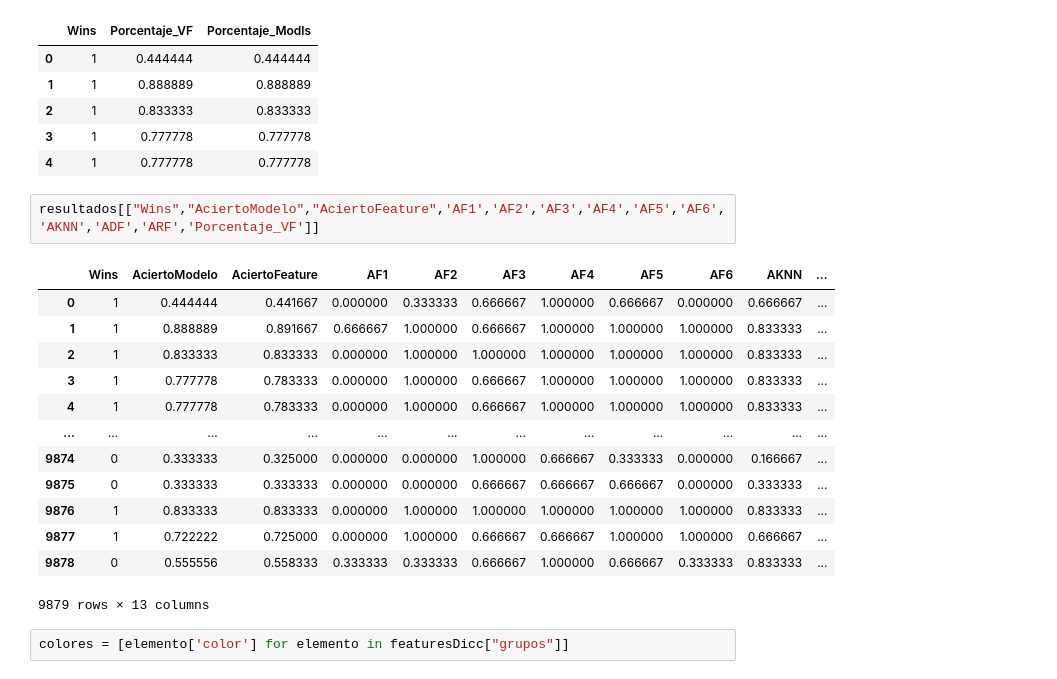
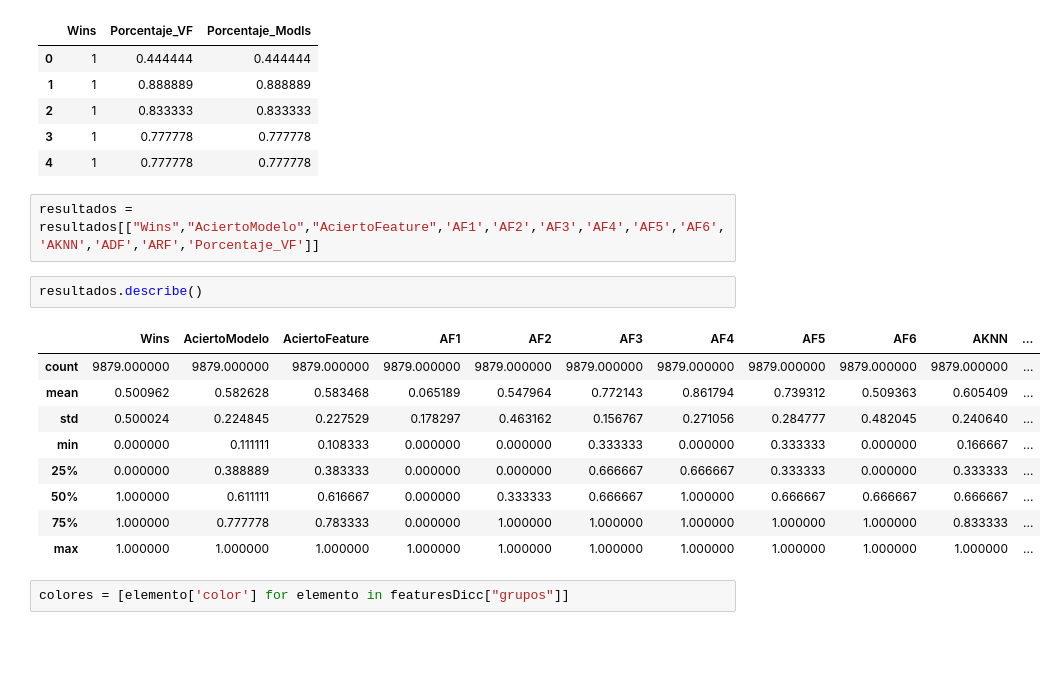
Before and after one commit to Ferjapolis/Coderhouser-DS-TP0002, a Jupyter notebook: notebooks/006_Resumen.ipynb, the cells around one changed output. Saved outputs shown, nothing was run; the diff lists cells and outputs as text; blank space fills up the shorter version.

```diff
--- a/notebooks/006_Resumen.ipynb
+++ b/notebooks/006_Resumen.ipynb
@@ -137,21 +139,19 @@ resultados[["Wins",'Porcentaje_VF','Porcentaje_Modls']].head()
 | 3 | 1 | 0.777778 | 0.777778 |
 | 4 | 1 | 0.777778 | 0.777778 |
 # %%
-resultados[["Wins","AciertoModelo","AciertoFeature",'AF1','AF2','AF3','AF4','AF5','AF6','AKNN','ADF','ARF','Porcentaje_VF']]
+resultados = resultados[["Wins","AciertoModelo","AciertoFeature",'AF1','AF2','AF3','AF4','AF5','AF6','AKNN','ADF','ARF','Porcentaje_VF']]
-# %% [output]
-|  | Wins | AciertoModelo | AciertoFeature | AF1 | AF2 | AF3 | AF4 | AF5 | AF6 | AKNN | ... |
-| 0 | 1 | 0.444444 | 0.441667 | 0.000000 | 0.333333 | 0.666667 | 1.000000 | 0.666667 | 0.000000 | 0.666667 | ... |
-| 1 | 1 | 0.888889 | 0.891667 | 0.666667 | 1.000000 | 0.666667 | 1.000000 | 1.000000 | 1.000000 | 0.833333 | ... |
-| 2 | 1 | 0.833333 | 0.833333 | 0.000000 | 1.000000 | 1.000000 | 1.000000 | 1.000000 | 1.000000 | 0.833333 | ... |
-| 3 | 1 | 0.777778 | 0.783333 | 0.000000 | 1.000000 | 0.666667 | 1.000000 | 1.000000 | 1.000000 | 0.833333 | ... |
-| 4 | 1 | 0.777778 | 0.783333 | 0.000000 | 1.000000 | 0.666667 | 1.000000 | 1.000000 | 1.000000 | 0.833333 | ... |
-| ... | ... | ... | ... | ... | ... | ... | ... | ... | ... | ... | ... |
-| 9874 | 0 | 0.333333 | 0.325000 | 0.000000 | 0.000000 | 1.000000 | 0.666667 | 0.333333 | 0.000000 | 0.166667 | ... |
-| 9875 | 0 | 0.333333 | 0.333333 | 0.000000 | 0.000000 | 0.666667 | 0.666667 | 0.666667 | 0.000000 | 0.333333 | ... |
-| 9876 | 1 | 0.833333 | 0.833333 | 0.000000 | 1.000000 | 1.000000 | 1.000000 | 1.000000 | 1.000000 | 0.833333 | ... |
-| 9877 | 1 | 0.722222 | 0.725000 | 0.000000 | 1.000000 | 0.666667 | 0.666667 | 1.000000 | 1.000000 | 0.666667 | ... |
-| 9878 | 0 | 0.555556 | 0.558333 | 0.333333 | 0.333333 | 0.666667 | 1.000000 | 0.666667 | 0.333333 | 0.833333 | ... |
-9879 rows × 13 columns
+# %%
+resultados.describe()
+# %% [output]
+|  | Wins | AciertoModelo | AciertoFeature | AF1 | AF2 | AF3 | AF4 | AF5 | AF6 | AKNN | ... |
+| count | 9879.000000 | 9879.000000 | 9879.000000 | 9879.000000 | 9879.000000 | 9879.000000 | 9879.000000 | 9879.000000 | 9879.000000 | 9879.000000 | ... |
+| mean | 0.500962 | 0.582628 | 0.583468 | 0.065189 | 0.547964 | 0.772143 | 0.861794 | 0.739312 | 0.509363 | 0.605409 | ... |
+| std | 0.500024 | 0.224845 | 0.227529 | 0.178297 | 0.463162 | 0.156767 | 0.271056 | 0.284777 | 0.482045 | 0.240640 | ... |
+| min | 0.000000 | 0.111111 | 0.108333 | 0.000000 | 0.000000 | 0.333333 | 0.000000 | 0.333333 | 0.000000 | 0.166667 | ... |
+| 25% | 0.000000 | 0.388889 | 0.383333 | 0.000000 | 0.000000 | 0.666667 | 0.666667 | 0.333333 | 0.000000 | 0.333333 | ... |
+| 50% | 1.000000 | 0.611111 | 0.616667 | 0.000000 | 0.333333 | 0.666667 | 1.000000 | 0.666667 | 0.666667 | 0.666667 | ... |
+| 75% | 1.000000 | 0.777778 | 0.783333 | 0.000000 | 1.000000 | 1.000000 | 1.000000 | 1.000000 | 1.000000 | 0.833333 | ... |
+| max | 1.000000 | 1.000000 | 1.000000 | 1.000000 | 1.000000 | 1.000000 | 1.000000 | 1.000000 | 1.000000 | 1.000000 | ... |
 # %%
 colores = [elemento['color'] for elemento in featuresDicc["grupos"]]
 # %%
```
Also changed, not shown: parts of 6 cells of this notebook, 3 other files.
